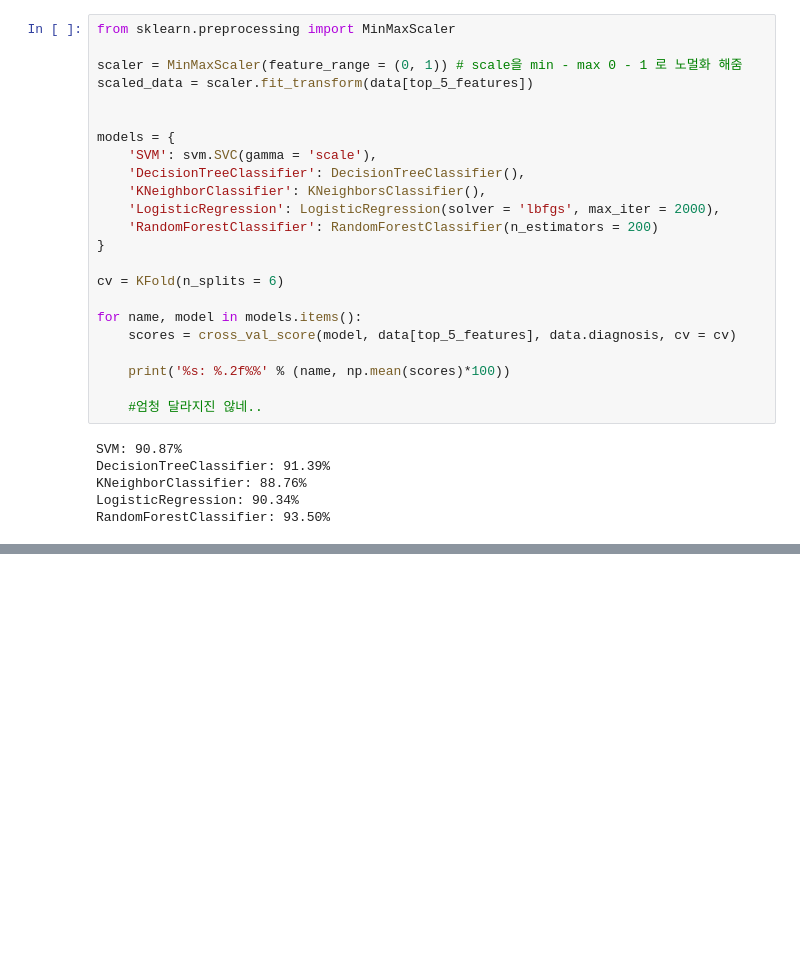
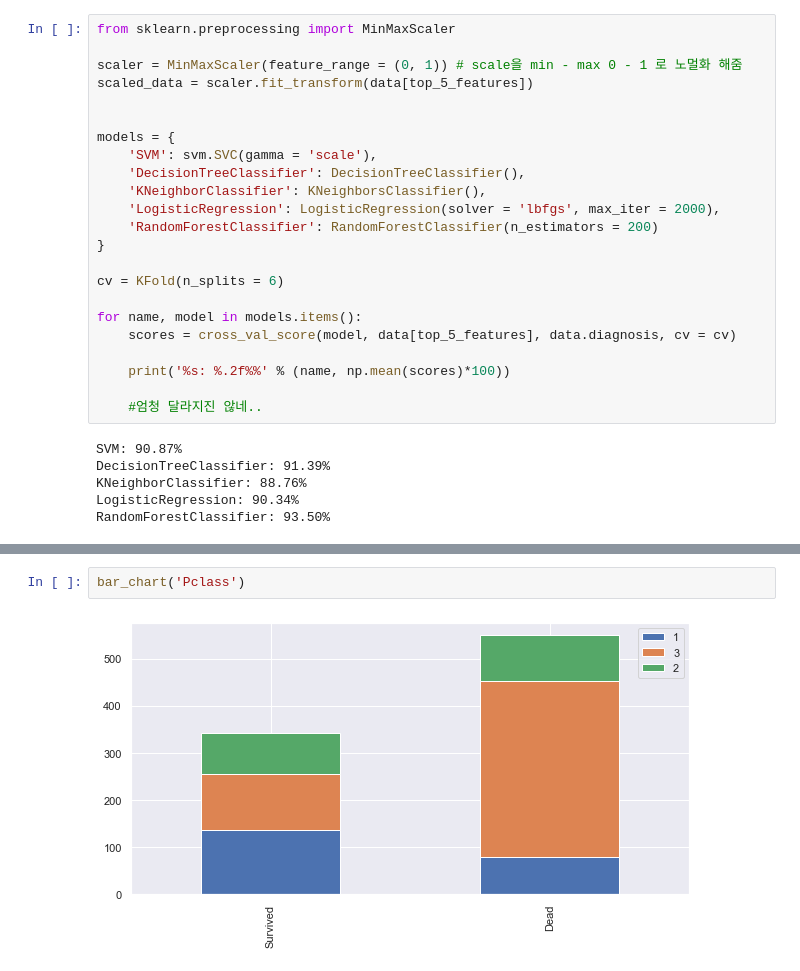
Before and after one commit to crickmj/Python_begins, a Jupyter notebook: for Practice/machinelearning_prac.ipynb, the cells around one changed output, grey strips where cells are left out. Saved outputs shown, nothing was run; the diff lists cells and outputs as text; blank space fills up the shorter version.

```diff
--- a/for Practice/machinelearning_prac.ipynb
+++ b/for Practice/machinelearning_prac.ipynb
@@ -475,0 +621,4 @@ RandomForestClassifier: 93.50%
+# %%
+bar_chart('Pclass')
+# %% [output]
+[figure, added]
```
Also changed, not shown: parts of 19 cells of this notebook.
